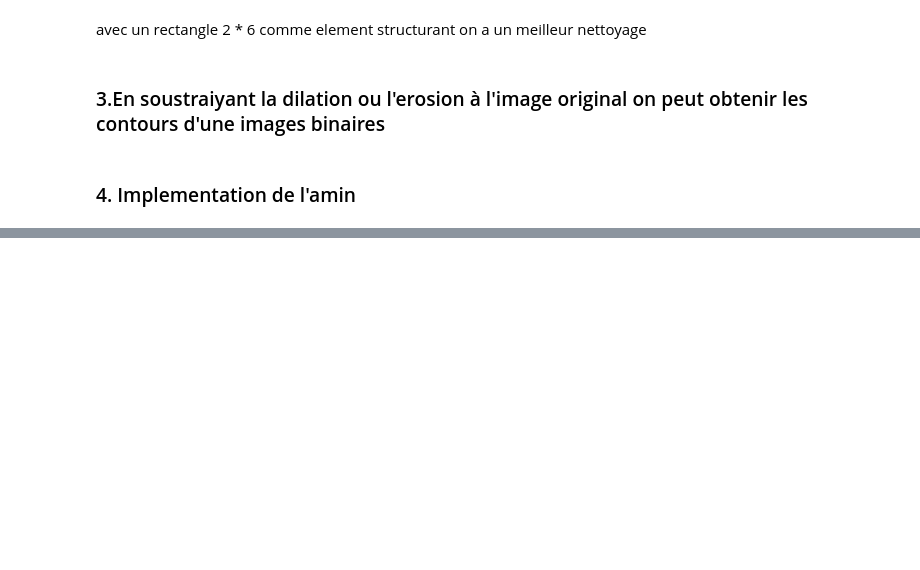
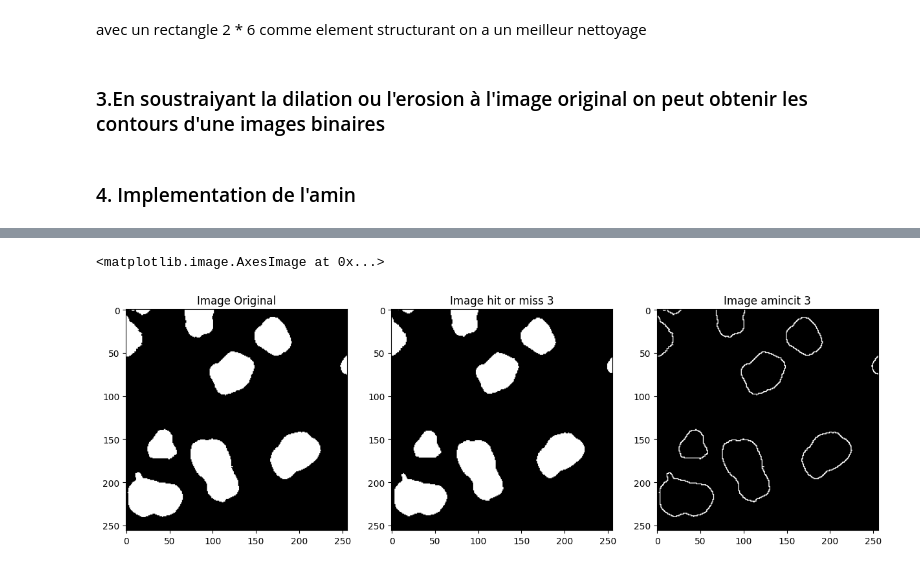
Before and after one commit to ba-talibe/TP_Image_Processing, a Jupyter notebook: TP4.ipynb, the cells around one changed output, grey strips where cells are left out. Cells and saved outputs as stored; diff of their text form; code cells hidden in the pictures; blank space fills up the shorter version.

```diff
--- a/TP4.ipynb
+++ b/TP4.ipynb
@@ -229,3 +233,29 @@ plt.imshow(uro_seulle, cmap="gray")
+# %%
+a_struct = np.array(
+    [[0, 1, 0],
+     [0, 1, 0],
+     [0, 1, 0]], dtype="int")
+a_struct = np.ones((3, 3))
+
+hitmiss_img = cv2.morphologyEx(chro_seulle, cv2.MORPH_HITMISS, a_struct)
+aminc_img= chro_seulle - hitmiss_img
+
+plt.figure(figsize=(15, 7))
+
+plt.subplot(131)
+plt.title("Image Original")
+plt.imshow(chro_seulle, cmap='gray')
+
+plt.subplot(132)
+plt.title(f"Image hit or miss {size}")
+plt.imshow(hitmiss_img, cmap='gray')
+
+plt.subplot(133)
+plt.title(f"Image amincit {size}")
+plt.imshow(aminc_img, cmap='gray')
+# %% [output]
+<matplotlib.image.AxesImage at 0x...>
+[figure, added]
 # %%
 kernels = []
 
```
Also changed, not shown: parts of 9 cells of this notebook.
